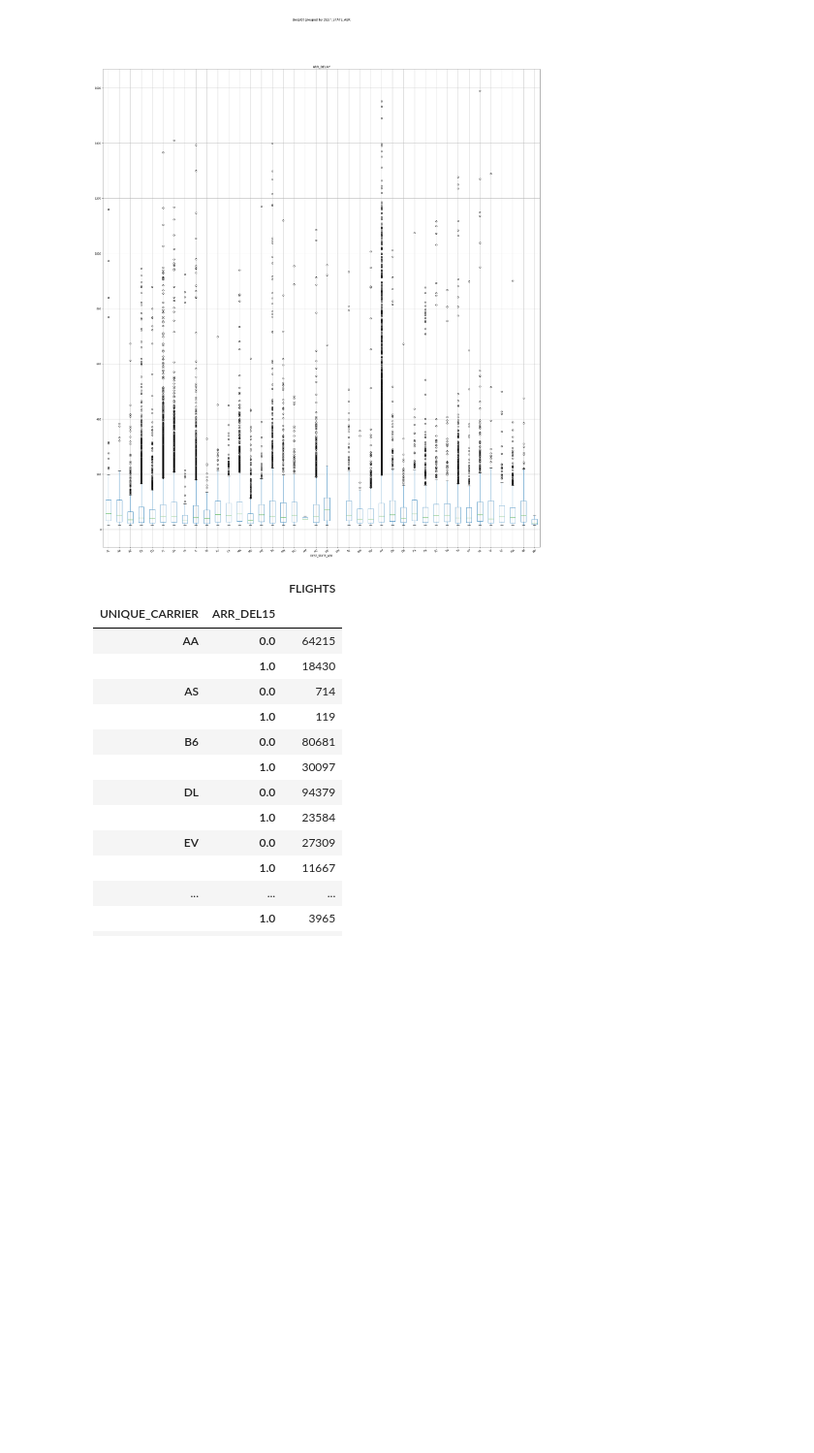
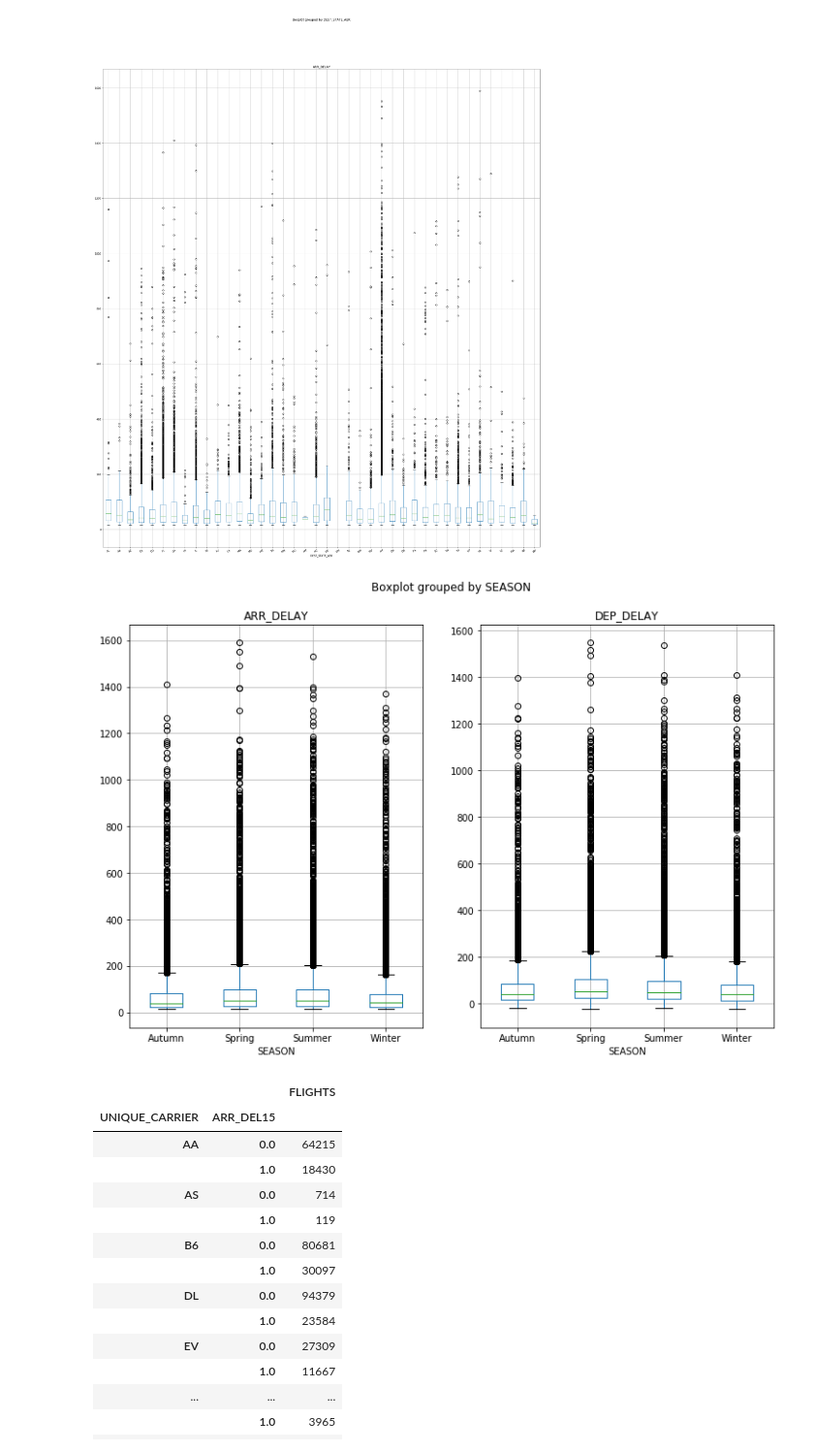
Before and after one commit to lesmedGutierrez/delayed_flights, a Jupyter notebook: delayed_flights.ipynb, the cells around one changed output. Shown at 97% size. Saved outputs shown, nothing was run; the diff lists cells and outputs as text; code cells hidden in the pictures; blank space fills up the shorter version.

```diff
--- a/delayed_flights.ipynb
+++ b/delayed_flights.ipynb
@@ -77,6 +77,12 @@ memory usage: 131.9+ MB
 From the last table we got 2 important observations:
 - No variable was interpreted as a categorical, so we will have to change it by ourselves.
 - We noticed an important pattern in the features related to delay causes. They are those that show a higher amount of `NaN` values, actually, all of them have the same amount of `NaN` values, this lead us to consider the possibility that a `NaN` value means that there was no delay at all or the delay was considered acceptable and because of this they didn't register anything about the delay cause, this hypotesis will become more relevant once we see the next result.
+# %%
+seasons = {1: 'Winter', 2: 'Winter', 3: 'Spring', 4: 'Spring', 5: 'Spring', 6: 'Summer',
+           7: 'Summer', 8: 'Summer', 9: 'Autumn', 10: 'Autumn', 11: 'Autumn', 12: 'Winter'
+}
+seasons = pd.DataFrame(list(seasons.items()), columns=['MONTH', 'SEASON'])
+dataset = dataset.merge(seasons, on='MONTH')
 # %%
 dataset['MONTH'] = dataset.MONTH.astype('category')
 dataset['UNIQUE_CARRIER'] = dataset.UNIQUE_CARRIER.astype('category')
@@ -91,6 +97,7 @@ dataset['DEP_DEL15'] = dataset.DEP_DEL15.astype('category')
 dataset['ARR_DEL15'] = dataset.ARR_DEL15.astype('category')
 dataset['CANCELLED'] = dataset.CANCELLED.astype('category')
 dataset['DIVERTED'] = dataset.DIVERTED.astype('category')
+dataset['SEASON'] = dataset.SEASON.astype('category')
 
 
 mascara = dataset['ARR_DELAY']>60
@@ -271,3 +275,11 @@ delay_data = dataset.iloc[:, delay_columns].copy()
+# %%
+delay_columns = ['MONTH', 'UNIQUE_CARRIER', 'AIRLINE_ID', 'ORIGIN_AIRPORT_ID', 'ORIGIN_CITY_NAME',
+                 'ORIGIN_STATE_ABR', 'ORIGIN_WAC', 'DEST_AIRPORT_ID', 'DEST_CITY_NAME', 'DEST_STATE_ABR',
+                 'DEST_WAC', 'DEP_DELAY', 'DEP_DELAY_NEW', 'DEP_DEL15', 'TAXI_OUT', 'TAXI_IN', 'ARR_DELAY',
+                 'ARR_DELAY_NEW', 'ARR_DEL15', 'CANCELLED', 'DIVERTED', 'AIR_TIME', 'FLIGHTS',
+                 'DISTANCE', 'DISTANCE_GROUP', 'CARRIER_DELAY', 'WEATHER_DELAY', 'NAS_DELAY',
+                 'SECURITY_DELAY', 'LATE_AIRCRAFT_DELAY', 'SEASON']
+delay_data = dataset.loc[:, delay_columns].copy()
 # %% [markdown]
 To begin the analysis we'll need do something about the null values. So far we've found out that the main reason why there are too many null values is because the delay wasn't that important in terms of time, however, for the analyzis incoming we need to define what we are going to do with these. A first approach may be to replace the null values with the mean of the values we have in each feature, this way we would replace the null values for the average time in each of those features.
 # %% [markdown]
@@ -356,6 +368,14 @@ delay_data.boxplot('ARR_DELAY','DEST_STATE_ABR',rot = 30,figsize=(30,35))
 # %% [output]
 <matplotlib.axes._subplots.AxesSubplot at 0x...>
 [figure]
+# %%
+fig, (ax, ax2) = plt.subplots(1,2, figsize=(12, 8))
+delay_data.boxplot('ARR_DELAY', 'SEASON', ax=ax)
+delay_data.boxplot('DEP_DELAY', 'SEASON', ax=ax2)
+
+plt.show()
+# %% [output]
+[figure, added]
 # %%
 #Performance de cada carrier
 dataset.groupby(['UNIQUE_CARRIER','ARR_DEL15'])['FLIGHTS'].count().to_frame()
```
Also changed, not shown: parts of 2 cells of this notebook.
